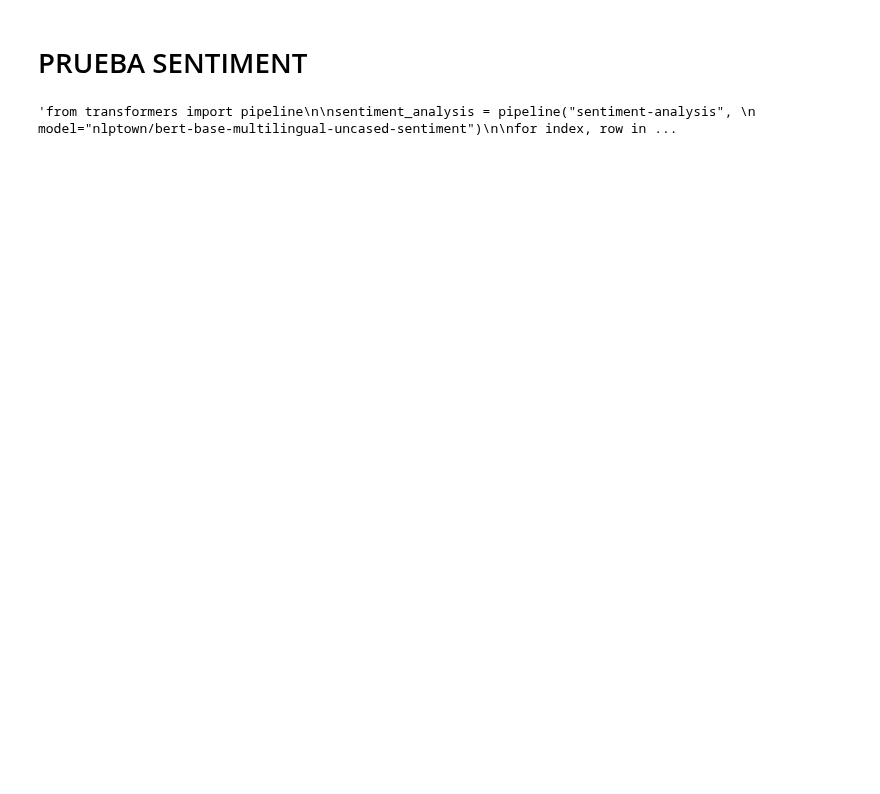
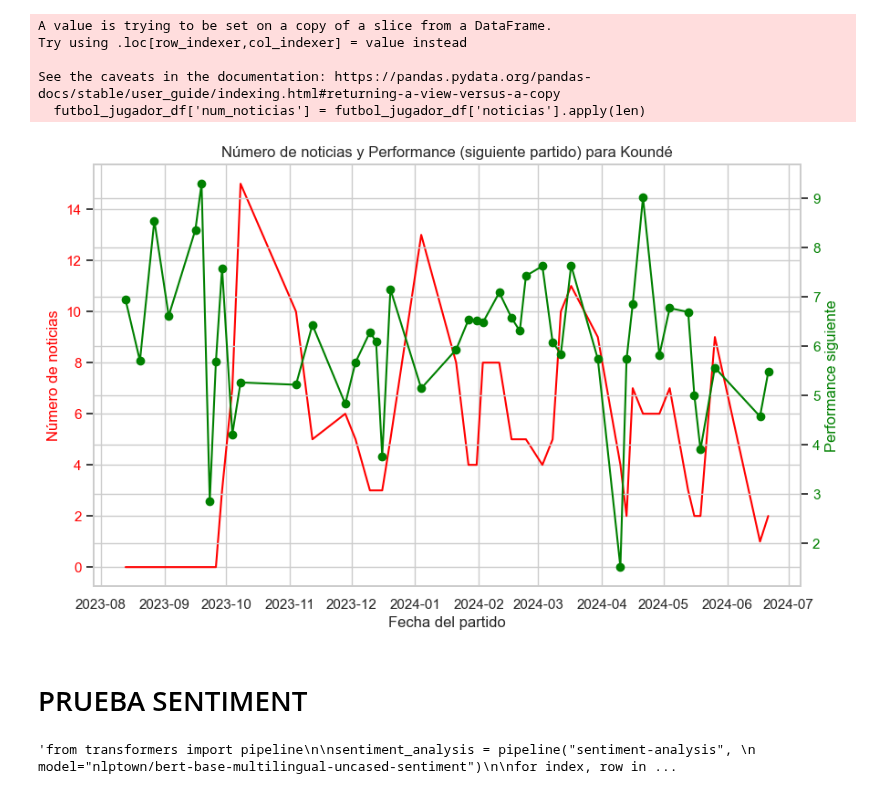
Before and after one commit to Santiagodiz/PlayerPulse, a Jupyter notebook: data/players_cleaning.ipynb, the cells around one changed output. Saved outputs shown, nothing was run; the diff lists cells and outputs as text; code cells hidden in the pictures; blank space fills up the shorter version.

```diff
--- a/data/players_cleaning.ipynb
+++ b/data/players_cleaning.ipynb
@@ -106,0 +93,11 @@ See the caveats in the documentation: https://pandas.pydata.org/pandas-docs/stab
+# %%
+def obtener_noticias(jugador, fecha_inicio, fecha_fin):
+    df_player = df[df['whole'].str.contains(jugador, case=False)]
+    df_player.drop_duplicates(inplace=True)
+
+    df_player = df_player[
+        (df_player['fecha_completa'] >= fecha_inicio) &
+        (df_player['fecha_completa'] <= fecha_fin)
+    ]
+
+    return df_player['whole'].to_list()
@@ -107,3 +158,43 @@ See the caveats in the documentation: https://pandas.pydata.org/pandas-docs/stab
+# %%
+import pandas as pd
+import matplotlib.pyplot as plt
+import seaborn as sns
+
+
+jugador = 'Koundé'
+futbol_jugador_df = final_df[final_df['Player'] == jugador]
+
+# Creamos una columna con el número de noticias por intervalo
+futbol_jugador_df['num_noticias'] = futbol_jugador_df['noticias'].apply(len)
+
+# Configuramos el estilo de seaborn para el plot
+sns.set(style="whitegrid")
+
+# Creamos la figura y el primer eje (el número de noticias)
+fig, ax1 = plt.subplots(figsize=(10, 6))
+
+# Plot del número de noticias en el eje izquierdo
+ax1.plot(futbol_jugador_df['fecha1'], futbol_jugador_df['num_noticias'], color='red', label='Número de noticias')
+ax1.set_xlabel('Fecha del partido')
+ax1.set_ylabel('Número de noticias', color='red')
+ax1.tick_params(axis='y', labelcolor='red')
+
+# Crear el segundo eje (performance_siguiente o performance2) compartiendo el eje X
+ax2 = ax1.twinx()
+ax2.plot(futbol_jugador_df['fecha1'], futbol_jugador_df['performance2'], color='green', marker='o', label='Performance siguiente')
+ax2.set_ylabel('Performance siguiente', color='green')
+ax2.tick_params(axis='y', labelcolor='green')
+
+# Ajustamos el título y mostramos el gráfico
+plt.title(f'Número de noticias y Performance (siguiente partido) para {jugador}')
+plt.show()
+# %% [output]
+A value is trying to be set on a copy of a slice from a DataFrame.
+Try using .loc[row_indexer,col_indexer] = value instead
+
+See the caveats in the documentation: https://pandas.pydata.org/pandas-docs/stable/user_guide/indexing.html#returning-a-view-versus-a-copy
+  futbol_jugador_df['num_noticias'] = futbol_jugador_df['noticias'].apply(len)
+[figure, added]
 # %% [markdown]
 # PRUEBA SENTIMENT
 # %%
```
Also changed, not shown: parts of 6 cells of this notebook, 1 other file.
